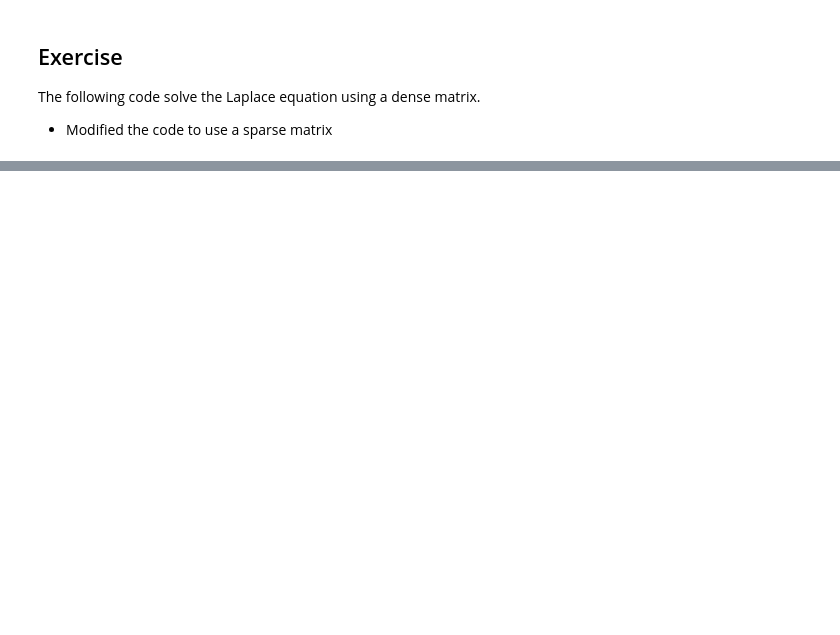
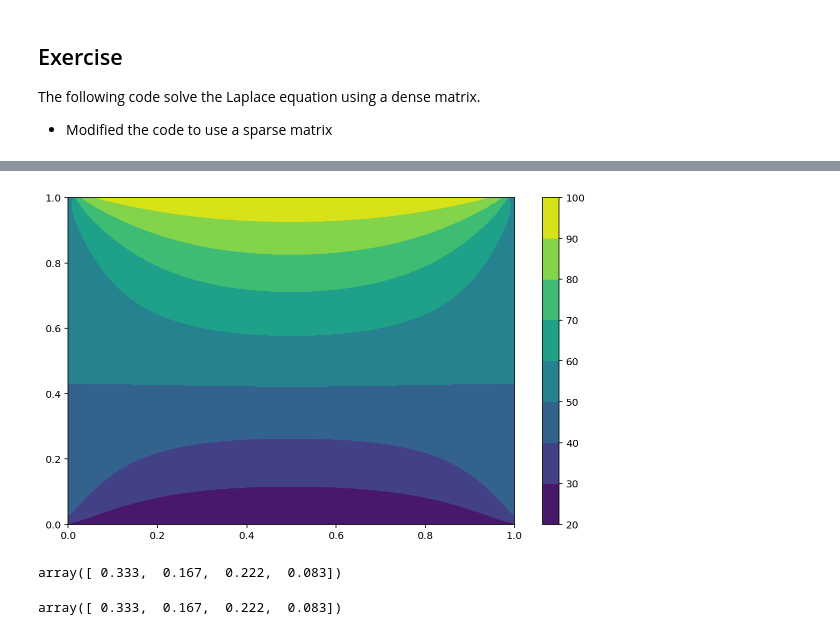
Before and after one commit to daniel-schaefer/python-notebooks, a Jupyter notebook: 14.SciPy.ipynb, the cells around one changed output, grey strips where cells are left out. Cells and saved outputs as stored; diff of their text form; code cells hidden in the pictures; blank space fills up the shorter version.

```diff
--- a/14.SciPy.ipynb
+++ b/14.SciPy.ipynb
@@ -383,0 +371,49 @@ plt.colorbar();
+# %%
+%%time
+%matplotlib inline
+%config InlineBackend.figure_format = "retina"
+import numpy as np
+import matplotlib.pyplot as plt
+plt.rcParams['figure.figsize'] = (10,6)
+
+# Boundary conditions
+Tnorth, Tsouth, Twest, Teast = 100, 20, 50, 50
+
+# Set meshgrid
+n, l, h = 50, 1.0, l / (n-1)
+X, Y = np.meshgrid(np.linspace(0,l,n), np.linspace(0,l,n))
+T = np.zeros((n,n),dtype='d')
+
+# Set Boundary condition
+T[n-1:, :] = Tnorth / h**2
+T[:1, :] = Tsouth / h**2
+T[:, n-1:] = Teast / h**2
+T[:, :1] = Twest / h**2
+
+A = np.zeros((n*n,n*n),dtype='d')
+
+nn = n*n
+
+ii = 0
+for j in range(n):
+    for i in range(n):
+      if j > 0:
+         jj = ii - n
+         A[ii,jj] = -1
+      if j < n-1:
+         jj = ii + n
+         A[ii,jj] = -1
+      if i > 0:
+         jj = ii - 1
+         A[ii,jj] = -1
+      if i < n-1:
+         jj = ii + 1
+         A[ii,jj] = -1
+      A[ii,ii] = 4
+      ii = ii+1
+
+U = np.linalg.solve(A,np.ravel(h**2*np.ravel(T)))
+T = U.reshape(n,n)
+plt.contourf(X,Y,T)
+plt.colorbar()
+# %% [output]
@@ -383,0 +422,10 @@ plt.colorbar();
+[figure, added]
+# %%
+from scipy.sparse import spdiags
+data = np.array([[1, 2, 3, 4], [1, 2, 3, 4], [1, 2, 3, 4]])
+diags = np.array([0, -1, 2])
+A = spdiags(data, diags, 4, 4).tocsc()
+b = np.ones(4)
+spspl.spsolve(A,b)
+# %% [output]
+array([ 0.333,  0.167,  0.222,  0.083])
@@ -383,0 +434,4 @@ plt.colorbar();
+# %%
+sp.linalg.solve(M,b)
+# %% [output]
+array([ 0.333,  0.167,  0.222,  0.083])
```
Also changed, not shown: parts of 16 cells of this notebook.
